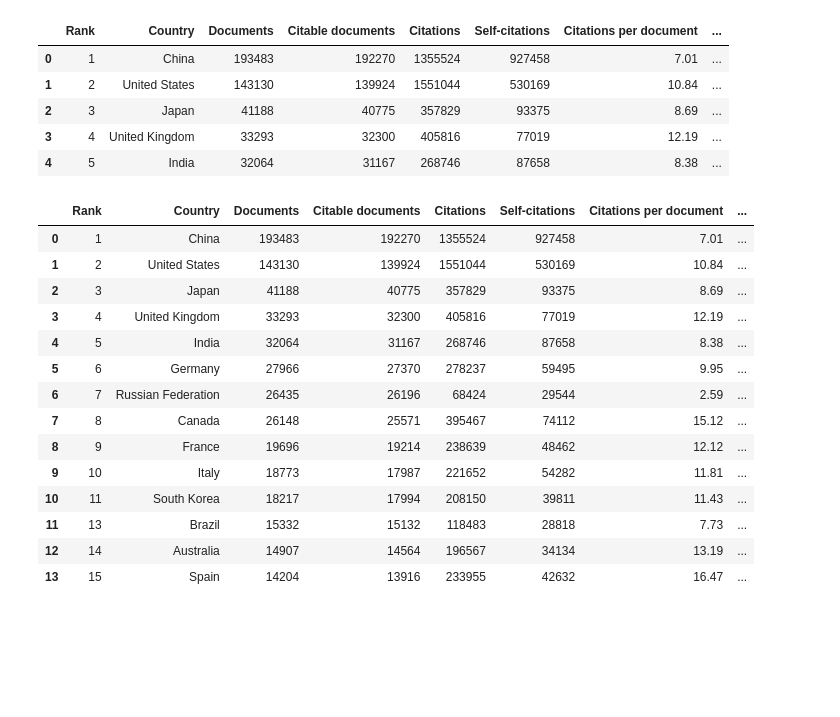
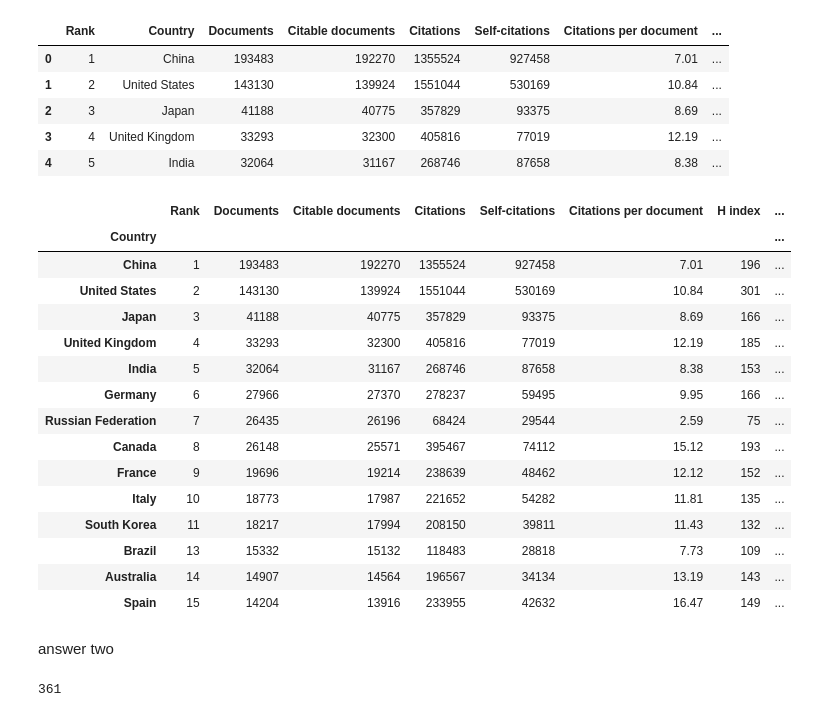
Before and after one commit to shuangsong/umich_datascience_python, a Jupyter notebook: assignment3.ipynb, the cells around one changed output. Cells and saved outputs as stored; diff of their text form; code cells hidden in the pictures; blank space fills up the shorter version.

```diff
--- a/assignment3.ipynb
+++ b/assignment3.ipynb
@@ -60,8 +60,8 @@ GDP.head()
 | 4 | Andorra | AND | GDP (current US$) | NY.GDP.MKTP.CD | 3.543257e+09 | 4.016972e+09 | 4.007353e+09 | 3.660531e+09 | ... |
 # %%
 #load in SJR data:
-ScimEn = pd.read_excel("~/Downloads/scimagojr.xlsx", na_values = '...')
-ScimEn = ScimEn.iloc[:15,:] #use only top ranked 15 countries.
+Scim = pd.read_excel("~/Downloads/scimagojr.xlsx", na_values = '...')
+ScimEn = Scim.iloc[:15,:] #use only top ranked 15 countries.
 ScimEn
 # %% [output]
 |  | Rank | Country | Documents | Citable documents | Citations | Self-citations | Citations per document | ... |
@@ -111,23 +111,44 @@ ScimEn.head()
 # %%
 def answer_one():
     join1 = pd.merge(energy, GDP, on = 'Country')
     join = pd.merge(ScimEn, join1, on = 'Country')
-    join = join[['Rank','Country','Documents','Citable documents','Citations','Self-citations','Citations per document','H index','Energy Supply','Energy Supply per Capita','2006','2007','2008','2009','2010','2011','2012','2013','2014','2015']]
+    join = join[['Rank','Country','Documents','Citable documents','Citations','Self-citations','Citations per document','H index','Energy Supply','Energy Supply per Capita','% Renewable','2006','2007','2008','2009','2010','2011','2012','2013','2014','2015']]
+    join = join.set_index('Country')
     return join
 answer_one()
 # %% [output]
-|  | Rank | Country | Documents | Citable documents | Citations | Self-citations | Citations per document | ... |
-| 0 | 1 | China | 193483 | 192270 | 1355524 | 927458 | 7.01 | ... |
-| 1 | 2 | United States | 143130 | 139924 | 1551044 | 530169 | 10.84 | ... |
-| 2 | 3 | Japan | 41188 | 40775 | 357829 | 93375 | 8.69 | ... |
-| 3 | 4 | United Kingdom | 33293 | 32300 | 405816 | 77019 | 12.19 | ... |
-| 4 | 5 | India | 32064 | 31167 | 268746 | 87658 | 8.38 | ... |
-| 5 | 6 | Germany | 27966 | 27370 | 278237 | 59495 | 9.95 | ... |
-| 6 | 7 | Russian Federation | 26435 | 26196 | 68424 | 29544 | 2.59 | ... |
-| 7 | 8 | Canada | 26148 | 25571 | 395467 | 74112 | 15.12 | ... |
-| 8 | 9 | France | 19696 | 19214 | 238639 | 48462 | 12.12 | ... |
-| 9 | 10 | Italy | 18773 | 17987 | 221652 | 54282 | 11.81 | ... |
-| 10 | 11 | South Korea | 18217 | 17994 | 208150 | 39811 | 11.43 | ... |
-| 11 | 13 | Brazil | 15332 | 15132 | 118483 | 28818 | 7.73 | ... |
-| 12 | 14 | Australia | 14907 | 14564 | 196567 | 34134 | 13.19 | ... |
-| 13 | 15 | Spain | 14204 | 13916 | 233955 | 42632 | 16.47 | ... |
+|  | Rank | Documents | Citable documents | Citations | Self-citations | Citations per document | H index | ... |
+| Country |  |  |  |  |  |  |  | ... |
+| China | 1 | 193483 | 192270 | 1355524 | 927458 | 7.01 | 196 | ... |
+| United States | 2 | 143130 | 139924 | 1551044 | 530169 | 10.84 | 301 | ... |
+| Japan | 3 | 41188 | 40775 | 357829 | 93375 | 8.69 | 166 | ... |
+| United Kingdom | 4 | 33293 | 32300 | 405816 | 77019 | 12.19 | 185 | ... |
+| India | 5 | 32064 | 31167 | 268746 | 87658 | 8.38 | 153 | ... |
+| Germany | 6 | 27966 | 27370 | 278237 | 59495 | 9.95 | 166 | ... |
+| Russian Federation | 7 | 26435 | 26196 | 68424 | 29544 | 2.59 | 75 | ... |
+| Canada | 8 | 26148 | 25571 | 395467 | 74112 | 15.12 | 193 | ... |
+| France | 9 | 19696 | 19214 | 238639 | 48462 | 12.12 | 152 | ... |
+| Italy | 10 | 18773 | 17987 | 221652 | 54282 | 11.81 | 135 | ... |
+| South Korea | 11 | 18217 | 17994 | 208150 | 39811 | 11.43 | 132 | ... |
+| Brazil | 13 | 15332 | 15132 | 118483 | 28818 | 7.73 | 109 | ... |
+| Australia | 14 | 14907 | 14564 | 196567 | 34134 | 13.19 | 143 | ... |
+| Spain | 15 | 14204 | 13916 | 233955 | 42632 | 16.47 | 149 | ... |
+# %% [markdown]
+answer two
+# %%
+#according to the figure they show us:
+def answer_two():
+    eG = pd.merge(energy, GDP, how="inner", left_on = 'Country',right_on = 'Country')
+    Se = pd.merge(Scim, energy, how="inner", left_on = 'Country',right_on = 'Country')
+    SG = pd.merge(Scim, GDP, how="inner", left_on = 'Country',right_on = 'Country')
+
+    three = pd.merge(eG, Scim, how = 'inner', left_on = 'Country',right_on = 'Country')
+    len1 = len(eG.index)
+    len2 = len(SG.index)
+    len3 = len(Se.index)
+    len4 = len(three.index)
+    result = len(energy.index)+len(GDP.index) +len(Scim.index) - len1-len2-len3 + len4
+    return result
+answer_two()
+# %% [output]
+361
```
Also changed, not shown: parts of 6 cells of this notebook.
